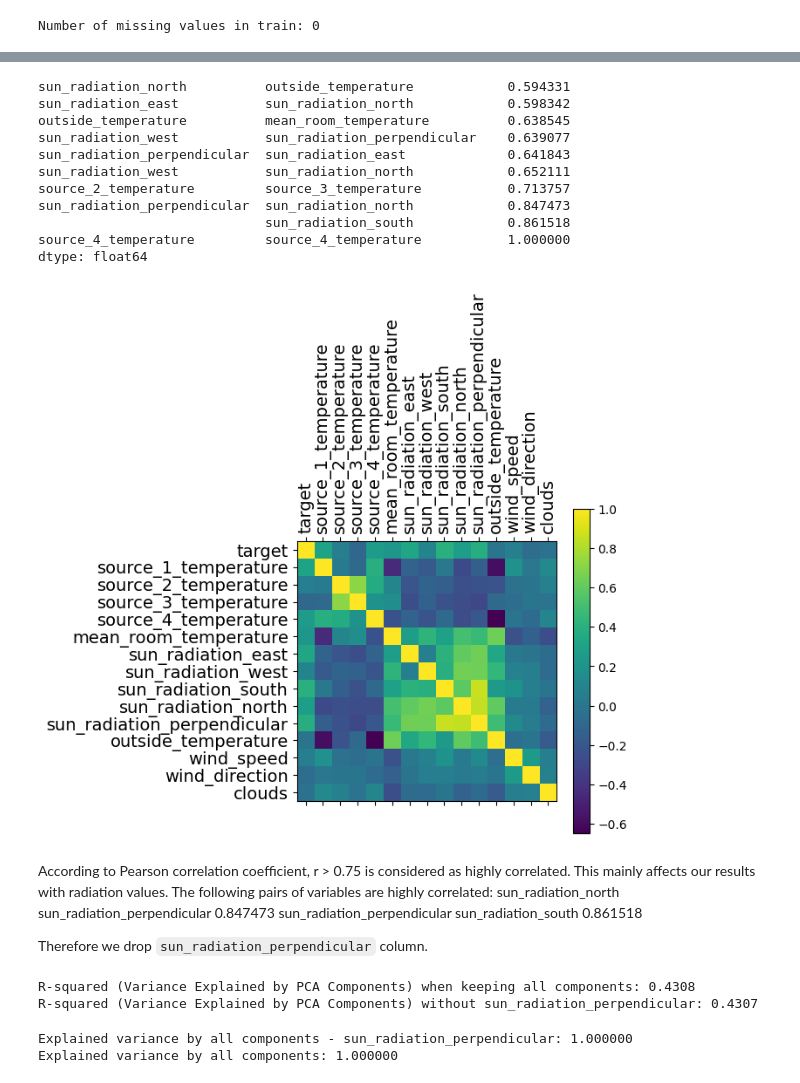
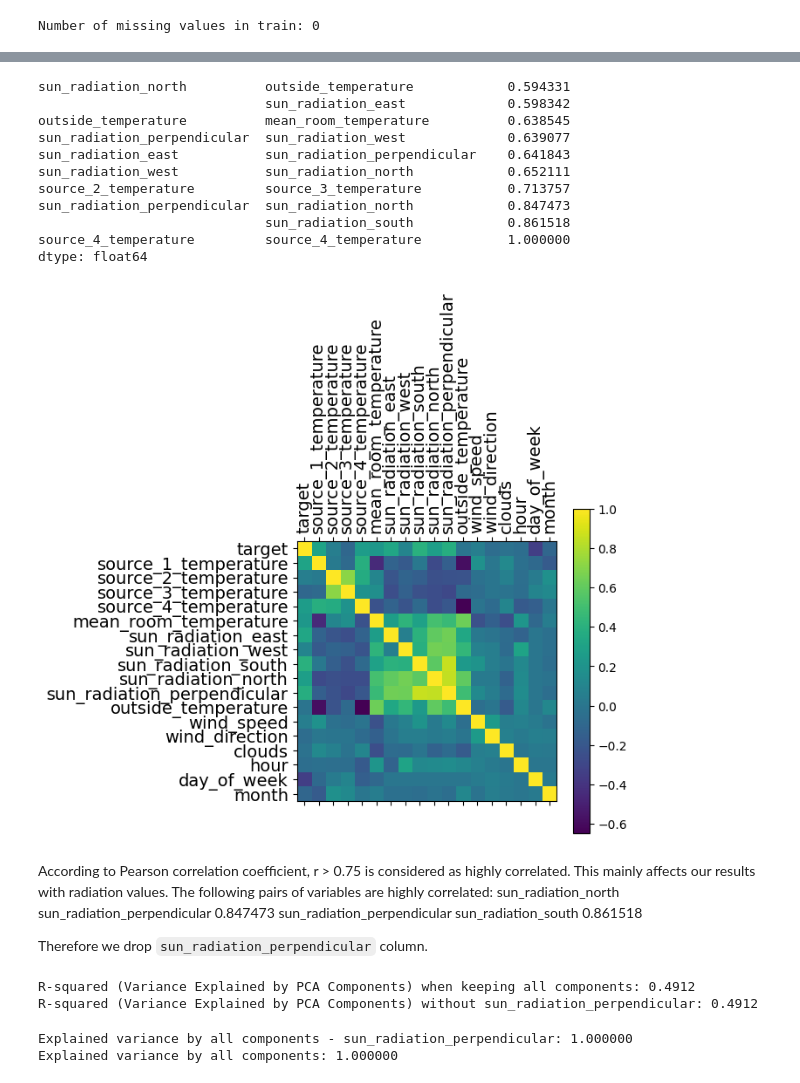
Before and after one commit to LauraMQuiros/Energy-prediction, a Jupyter notebook: notebooks/data_analysis.ipynb, the cells around one changed output, grey strips where cells are left out. Cells and saved outputs as stored; diff of their text form; code cells hidden in the pictures.

Commit message:
added time var as separate hour, day and month

```diff
--- a/notebooks/data_analysis.ipynb
+++ b/notebooks/data_analysis.ipynb
@@ -75,3 +75,13 @@ train = train.interpolate()
 print(f"Number of missing values in train: {train.isnull().sum().sum()}")
 # %% [output]
 Number of missing values in train: 0
+# %%
+# separate time_measurement into hour, day of the week and month column
+train_separate = train.copy()
+train_separate['measurement_time'] = pd.to_datetime(train_separate['measurement_time'])
+train_separate['hour'] = train_separate['measurement_time'].dt.hour
+train_separate['day_of_week'] = train_separate['measurement_time'].dt.dayofweek
+train_separate['month'] = train_separate['measurement_time'].dt.month
+train_separate = train_separate.drop(columns=['measurement_time'])
+# print the variance of each column
+print(train_separate.describe())
@@ -78,30 +106,30 @@ Number of missing values in train: 0
 # %%
 # Matrix of correlation between numerical columns
 # only numerical columns are considered not measurement_time
-train_numerical = train.drop(['measurement_time'], axis=1)
+train_numerical = train_separate.copy()
 matrix = train_numerical.corr()
 # print highest correlations var 1 var 2 corr
 print(matrix.unstack().sort_values().drop_duplicates().tail(10))
 
 plt.matshow(matrix)
 # include the column names
 plt.xticks(range(train_numerical.shape[1]), train_numerical.columns, fontsize=14, rotation=90)
 plt.yticks(range(train_numerical.shape[1]), train_numerical.columns, fontsize=14)
 plt.colorbar()
 plt.show()
 # %% [output]
 sun_radiation_north          outside_temperature            0.594331
-sun_radiation_east           sun_radiation_north            0.598342
+                             sun_radiation_east             0.598342
 outside_temperature          mean_room_temperature          0.638545
-sun_radiation_west           sun_radiation_perpendicular    0.639077
-sun_radiation_perpendicular  sun_radiation_east             0.641843
+sun_radiation_perpendicular  sun_radiation_west             0.639077
+sun_radiation_east           sun_radiation_perpendicular    0.641843
 sun_radiation_west           sun_radiation_north            0.652111
 source_2_temperature         source_3_temperature           0.713757
 sun_radiation_perpendicular  sun_radiation_north            0.847473
                              sun_radiation_south            0.861518
 source_4_temperature         source_4_temperature           1.000000
 dtype: float64
-[figure, old version]
+[figure, new version]
 # %% [markdown]
 According to  Pearson correlation coefficient, r > 0.75 is considered as highly correlated. This mainly affects our results with radiation values. The following pairs of variables are highly correlated:
 sun_radiation_north          sun_radiation_perpendicular    0.847473
@@ -151,8 +179,8 @@ r2v2 = r2_score(y2_test, y2_pred)
 print(f'R-squared (Variance Explained by PCA Components) when keeping all components: {r2v1:.4f}')
 print(f'R-squared (Variance Explained by PCA Components) without sun_radiation_perpendicular: {r2v2:.4f}')
 # %% [output]
-R-squared (Variance Explained by PCA Components) when keeping all components: 0.4308
-R-squared (Variance Explained by PCA Components) without sun_radiation_perpendicular: 0.4307
+R-squared (Variance Explained by PCA Components) when keeping all components: 0.4912
+R-squared (Variance Explained by PCA Components) without sun_radiation_perpendicular: 0.4912
 # %%
 # print the variance explained by the max number of components for each case
 print(f"Explained variance by all components - sun_radiation_perpendicular: {pca2.explained_variance_ratio_.sum():.6f}")
```
Also changed, not shown: parts of 6 cells of this notebook, 1 other file.
